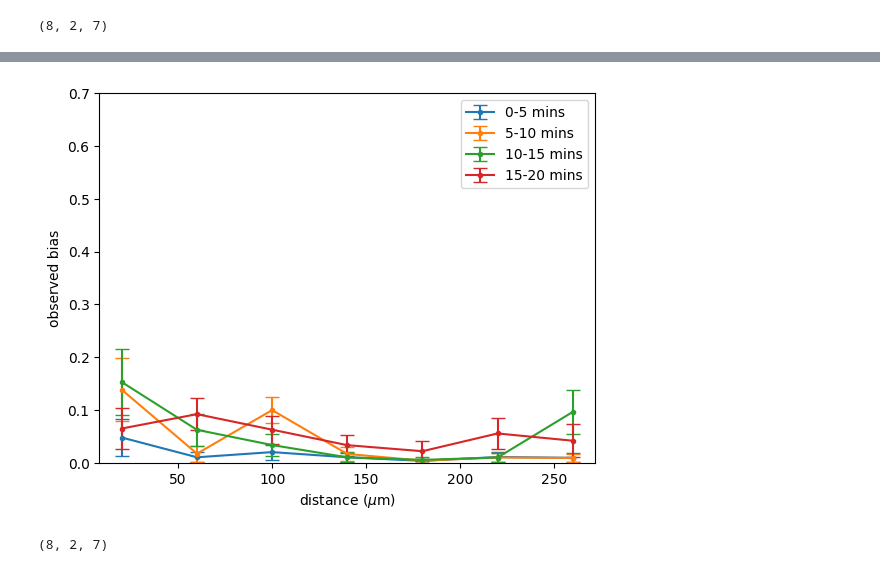
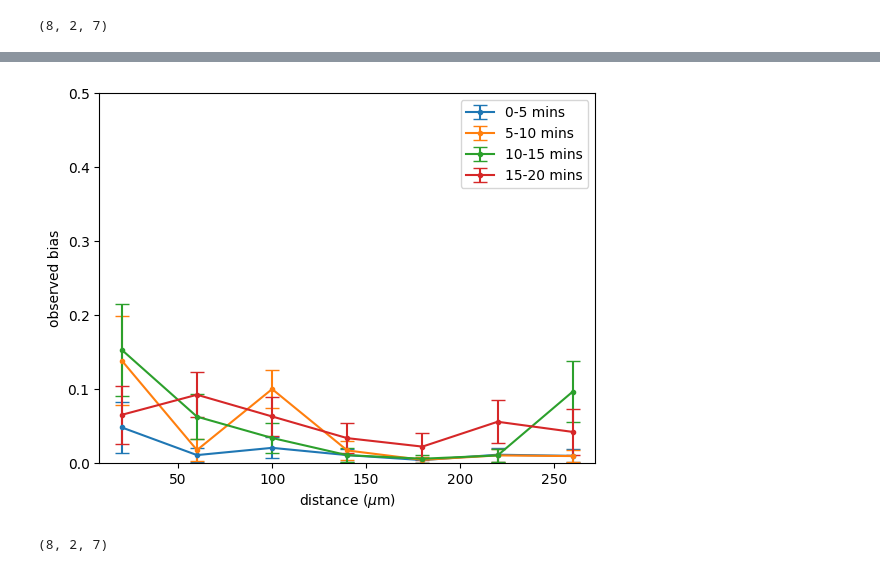
Before and after one commit to Schumacher-group/ImmuneCellMigrationAnalysis, a Jupyter notebook: Notebooks/Observed bias visualisation_revision.ipynb, the cells around one changed output, grey strips where cells are left out. Cells and saved outputs as stored; diff of their text form; code cells hidden in the pictures.

```diff
--- a/Notebooks/Observed bias visualisation_revision.ipynb
+++ b/Notebooks/Observed bias visualisation_revision.ipynb
@@ -144,14 +144,14 @@ plt.show()
 # %%
 for i in range(0,len(time_labels),stepSizeTimeBins):
     plt.errorbar(np.array(distance)+xoffsetstart+i*xoffset, obs_bias_mcr[i][0], yerr=obs_bias_mcr[i][1],marker='o',markersize = 3,capsize = 5,label = f"{time_labels[i]} mins")
 plt.legend()
-plt.ylim(0,0.7)
+plt.ylim(0,0.5)
 plt.xlabel("distance ($\mu$m)")
 plt.ylabel("observed bias")
 plt.savefig("Figures/Observed_bias_mcr_revision.pdf")
 plt.show()
 # %% [output]
-[figure, old version]
+[figure, new version]
 # %%
 # now plot observed bias for half-wound data on either side of wound at 10 and 20 min bins
 # rearrange data to plot all time-points in one plot
```
Also changed, not shown: parts of 1 cell of this notebook, 1 other file.
